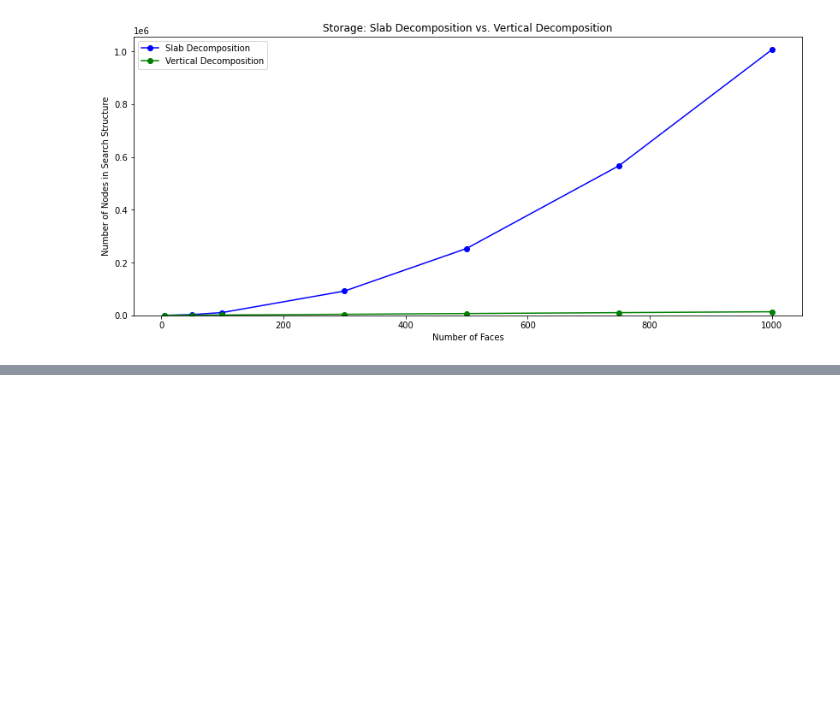
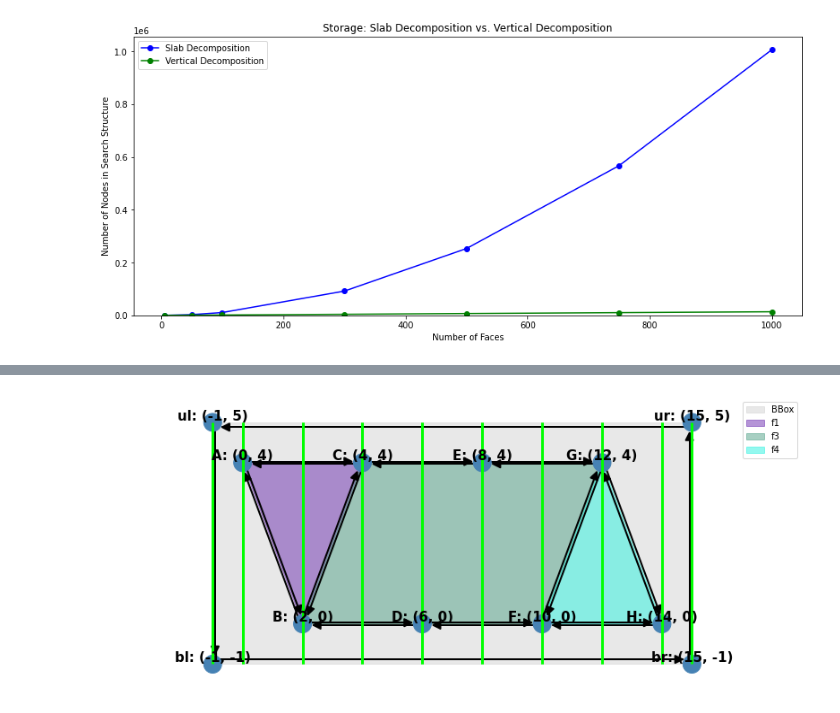
Before and after one commit to t1jsh111/2IMA15, a Jupyter notebook: notebook.ipynb, the cells around one changed output, grey strips where cells are left out. Saved outputs shown, nothing was run; the diff lists cells and outputs as text; code cells hidden in the pictures; blank space fills up the shorter version.

```diff
--- a/notebook.ipynb
+++ b/notebook.ipynb
@@ -751,0 +801,5 @@ In the first graph of Slab Decomposition we observe a quadratic curve. This in l
+# %%
+slab_decomposition = sd.SlabDecomposition(myDCEL)
+slab_decomposition.show_slab_decomposition()
+# %% [output]
+[figure, added]
```
Also changed, not shown: parts of 16 cells of this notebook, 1 other file.
